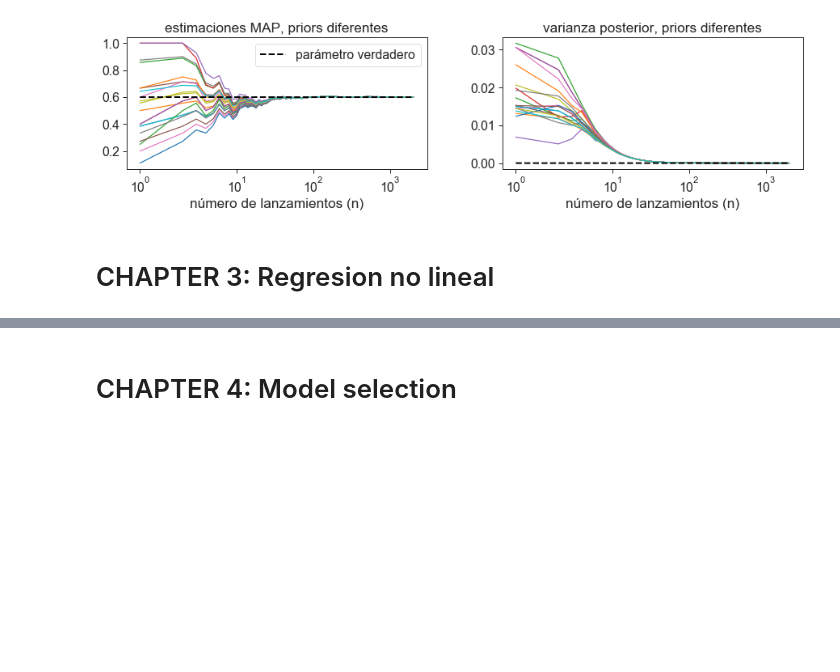
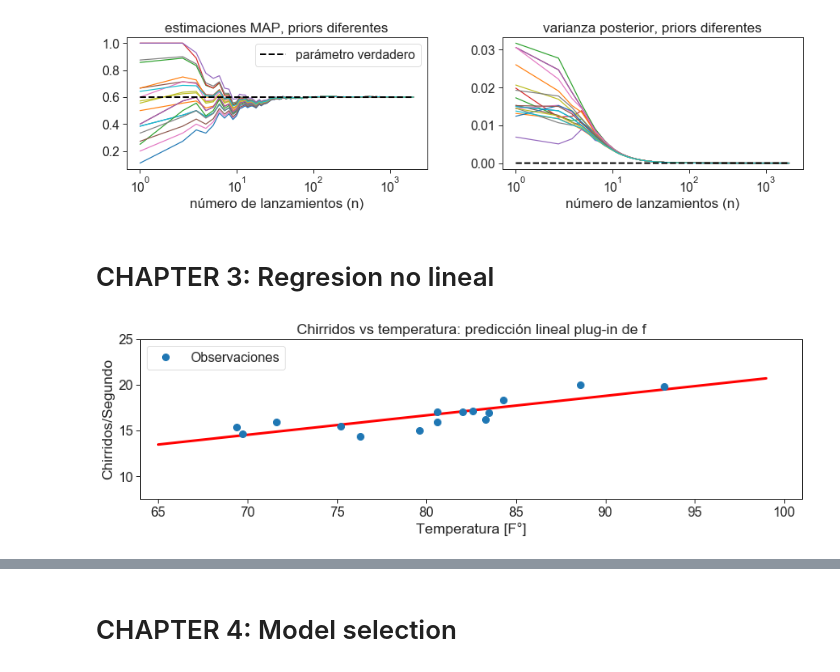
Before and after one commit to GAMES-UChile/Curso-Aprendizaje-de-Maquinas, a Jupyter notebook: Figuras.ipynb, the cells around one changed output, grey strips where cells are left out. Saved outputs shown, nothing was run; the diff lists cells and outputs as text; code cells hidden in the pictures; blank space fills up the shorter version.

```diff
--- a/Figuras.ipynb
+++ b/Figuras.ipynb
@@ -533,3 +533,92 @@ if savefigs: plt.savefig(out_path + prefix + f'bayesian_binomial_MAP.pdf', bbox_
 [figure]
 # %% [markdown]
 # CHAPTER 3: Regresion no lineal
+# %%
+D = np.loadtxt('./datos/crickets.csv', delimiter=',')
+Y = D[:, 0]
+Y = Y.reshape((len(Y),1))
+X = D[:, 1]
+X_tilde = np.vstack((X,np.ones_like(X)))
+
+
+xi = 65
+xf = 100
+#plug-in
+
+theta_MV = X_tilde@np.linalg.solve(X_tilde.T@X_tilde + np.eye(15)*1e-10,Y) #pequeña regularización para estabilidad
+a_MV, b_MV = theta_MV
+
+plt.figure()
+plt.plot(X, Y, 'o', label='Observaciones', ms=8,  zorder=2)
+plt.plot(np.arange(xi, xf), np.arange(xi, xf) * a_MV + b_MV, 'r', lw=3, zorder=1)
+plt.ylabel('Chirridos/Segundo')
+plt.xlabel('Temperatura [F°]')
+plt.title('Chirridos vs temperatura: predicción lineal plug-in de f')
+plt.legend(loc='upper left')
+plt.xlim([xi-1,xf+1])
+plt.ylim([7.5,25])
+plt.tight_layout()
+
+if savefigs: plt.savefig(out_path + prefix + 'chirridos_pred1.pdf', bbox_inches='tight')
+
+
+#plug-in  + noise
+sigma_MV = np.sqrt(np.mean((Y - theta_MV.T@X_tilde)**2))
+plt.figure()
+plt.plot(X, Y, 'o', label='Observaciones', ms=8,  zorder=2)
+plt.fill_between(np.arange(xi, xf), np.arange(xi, xf) * a_MV + b_MV -2*sigma_MV,np.arange(xi, xf) * a_MV + b_MV +2*sigma_MV, color='r',  alpha = 0.4)
+plt.ylabel('Chirridos/Segundo')
+plt.xlabel('Temperatura [F°]')
+plt.title('Chirridos vs temperatura: predicción lineal plug-in de y')
+plt.legend(loc='upper left')
+plt.xlim([xi-1,xf+1])
+plt.ylim([7.5,25])
+plt.tight_layout()
+if savefigs: plt.savefig(out_path + prefix + 'chirridos_pred2.pdf', bbox_inches='tight')
+
+
+
+#assuminiendo sigma conocido y un prior de media cero y var=eye para theta
+L0 = np.eye(2)
+t0 = 0
+theta_n = np.linalg.solve(X_tilde@X_tilde.T + L0,X_tilde@Y)
+Ln = np.linalg.inv(X_tilde@X_tilde.T + L0)
+a_n, b_n = theta_n
+stda = np.sqrt(Ln[0,0])
+stdb = np.sqrt(Ln[1,1])
+
+
+plt.figure()
+plt.plot(X, Y, 'o', label='Observaciones', ms=8,  zorder=2)
+for i in range(20):
+    a_n, b_n = np.random.multivariate_normal(theta_n.reshape(-1),Ln)
+    plt.plot(np.arange(xi, xf), np.arange(xi, xf) * a_n + b_n, 'r', lw=3, zorder=1,alpha=0.1)
+plt.ylabel('Chirridos/Segundo')
+plt.xlabel('Temperatura [F°]')
+plt.title('Chirridos vs temperatura: predicción lineal bayesiana de f')
+plt.legend(loc='upper left')
+plt.xlim([xi-1,xf+1])
+plt.ylim([7.5,25])
+plt.tight_layout()
+
+if savefigs: plt.savefig(out_path + prefix + 'chirridos_pred3.pdf', bbox_inches='tight')
+
+#con sigma_n "conocido"
+sigma_n = 0.1
+plt.figure()
+plt.plot(X, Y, 'o', label='Observaciones', ms=8,  zorder=2)
+for i in range(20):
+    a_n, b_n = np.random.multivariate_normal(theta_n.reshape(-1),Ln)
+    plt.fill_between(np.arange(xi, xf), np.arange(xi, xf) * a_n + b_n -2*sigma_MV,np.arange(xi, xf) * a_n + b_n +2*sigma_MV, color='r', alpha = 0.03)
+
+plt.ylabel('Chirridos/Segundo')
+plt.xlabel('Temperatura [F°]')
+plt.title('Chirridos vs temperatura: predicción lineal bayesiana de y')
+plt.legend(loc='upper left')
+plt.xlim([xi-1,xf+1])
+plt.ylim([7.5,25])
+plt.tight_layout()
+
+if savefigs: plt.savefig(out_path + prefix + 'chirridos_pred4.pdf', bbox_inches='tight')
+# %% [output]
+[figure, added]
```
Also changed, not shown: parts of 1 cell of this notebook, 6 other files.
